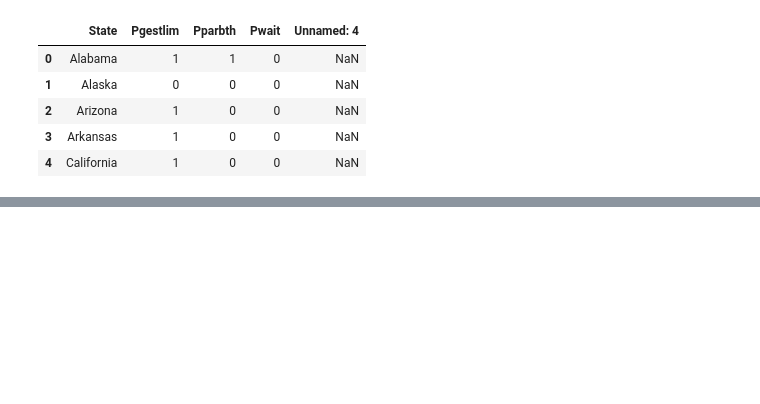
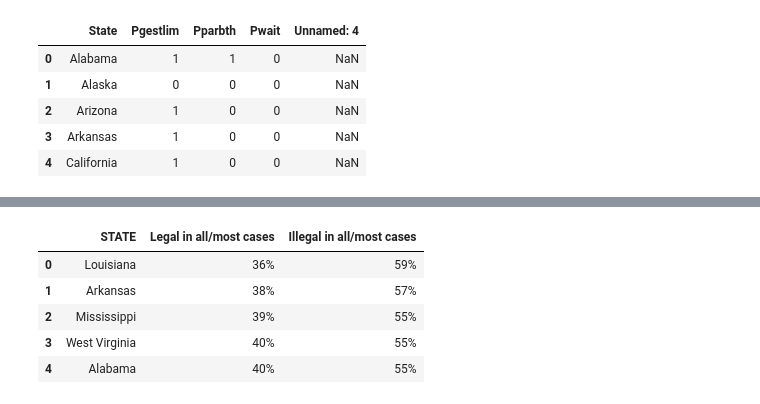
Before and after one commit to Mmarlo5/psychic-doodle, a Jupyter notebook: Problem_Set_2.ipynb, the cells around one changed output, grey strips where cells are left out. Saved outputs shown, nothing was run; the diff lists cells and outputs as text; code cells hidden in the pictures; blank space fills up the shorter version.

```diff
--- a/Problem_Set_2.ipynb
+++ b/Problem_Set_2.ipynb
@@ -119,0 +150,10 @@ abortion3.head()
+# %%
+abortion3.rename(columns={'MOSTLY ILLEGAL': 'Illegal in all/most cases'}, inplace=True)
+abortion3.head()
+# %% [output]
+|  | STATE | Legal in all/most cases | Illegal in all/most cases |
+| 0 | Louisiana | 36% | 59% |
+| 1 | Arkansas | 38% | 57% |
+| 2 | Mississippi | 39% | 55% |
+| 3 | West Virginia | 40% | 55% |
+| 4 | Alabama | 40% | 55% |
```
Also changed, not shown: parts of 18 cells of this notebook.
